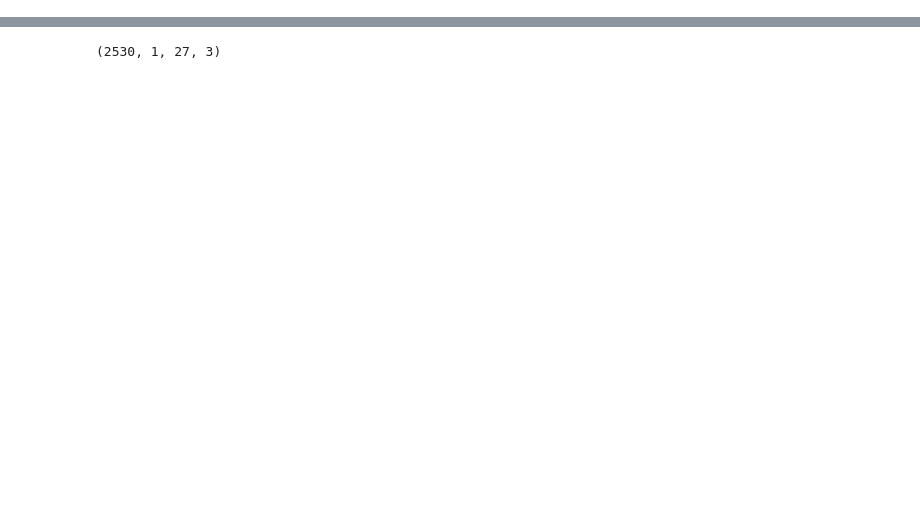
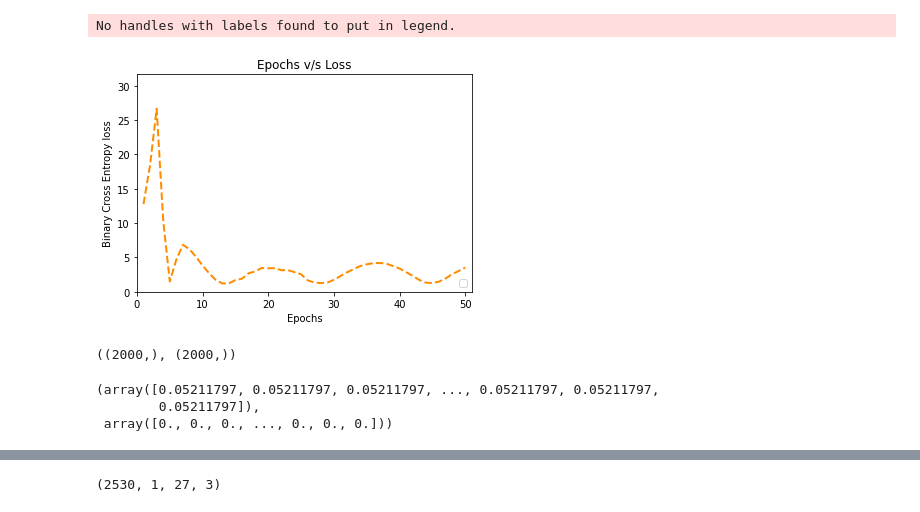
Before and after one commit to NYU-MLDA/robust-pnr-time, a Jupyter notebook: codes/ml/trainAndTest.ipynb, the cells around one changed output, grey strips where cells are left out. Cells and saved outputs as stored; diff of their text form; code cells hidden in the pictures; blank space fills up the shorter version.

Commit message:
Added train and test

```diff
--- a/codes/ml/trainAndTest.ipynb
+++ b/codes/ml/trainAndTest.ipynb
@@ -39,0 +78,11 @@ trainValidData = classificationData('inputFeatures.npy','outputLabels.npy')
+# %%
+def get_optimizer(args, model):
+    ''' define optimizer '''
+    #optimizer = torch.optim.SGD(model.parameters(), lr=args.lr, momentum=args.momentum)
+    optimizer = torch.optim.Adam(model.parameters(), lr=0.05)
+    print('\n---Optimization Information---')
+    print('optimizer: Adam')
+    print('batch size:', args.batch_size)
+    print('lr:', args.lr)
+    print('momentum:', args.momentum)
+    return optimizer
@@ -39,0 +102,5 @@ trainValidData = classificationData('inputFeatures.npy','outputLabels.npy')
+# %%
+train_loader, test_loader = get_dataloaders_train(args)
+# %%
+synModel = get_model(args).double()
+optim_syn = get_optimizer(args,synModel)
@@ -39,0 +146,14 @@ trainValidData = classificationData('inputFeatures.npy','outputLabels.npy')
+# %%
+lossValue = []
+for i in range(50):
+    train_loss = 0
+    for batch_idx, (data, target) in enumerate(train_loader):
+        data, target = data.to(args.device), target.to(args.device)
+        predict = synModel(data)
+        #loss=F.binary_cross_entropy(torch.flatten(predict),target.double())
+        loss=weighted_binary_cross_entropy(torch.flatten(predict), target.double(), weights=[0.1,0.8])
+        train_loss += loss
+        loss.backward()
+        optim_syn.step()
+    print(train_loss)
+    lossValue.append(train_loss.item())
@@ -39,0 +198,36 @@ trainValidData = classificationData('inputFeatures.npy','outputLabels.npy')
+# %%
+import matplotlib.pyplot as plt
+
+plt.figure()
+lw = 2
+#plt.plot(fpr, tpr, color='darkorange',lw=lw, label='ROC curve (area = %0.2f)' % roc_auc)
+plt.plot([i for i in range(1,len(lossValue)+1)], lossValue, color='darkorange', lw=lw, linestyle='--')
+plt.xlim([0,len(lossValue)+1])
+plt.ylim([0.0,np.max(lossValue)+5])
+plt.xlabel('Epochs')
+plt.ylabel('Binary Cross Entropy loss')
+plt.title('Epochs v/s Loss')
+plt.legend(loc="lower right")
+plt.show()
+# %% [output]
+No handles with labels found to put in legend.
+[figure, added]
+# %%
+finalTgt = np.array([])
+finalPrediction = np.array([])
+for batch_idx, (data, target) in enumerate(train_loader):
+    data, target = data.to(args.device), target.to(args.device)
+    predict = synModel(data)
+    finalTgt = np.append(finalTgt,target.numpy())
+    finalPrediction = np.append(finalPrediction,torch.flatten(predict).detach().numpy())
+
+finalTgt.shape,finalPrediction.shape
+#print(metrics.roc_auc_score(target.numpy(),torch.flatten(predict).detach().numpy()))
+# %% [output]
+((2000,), (2000,))
+# %%
+finalPrediction,finalTgt
+# %% [output]
+(array([0.05211797, 0.05211797, 0.05211797, ..., 0.05211797, 0.05211797,
+        0.05211797]),
+ array([0., 0., 0., ..., 0., 0., 0.]))
```
Also changed, not shown: parts of 31 cells of this notebook.
